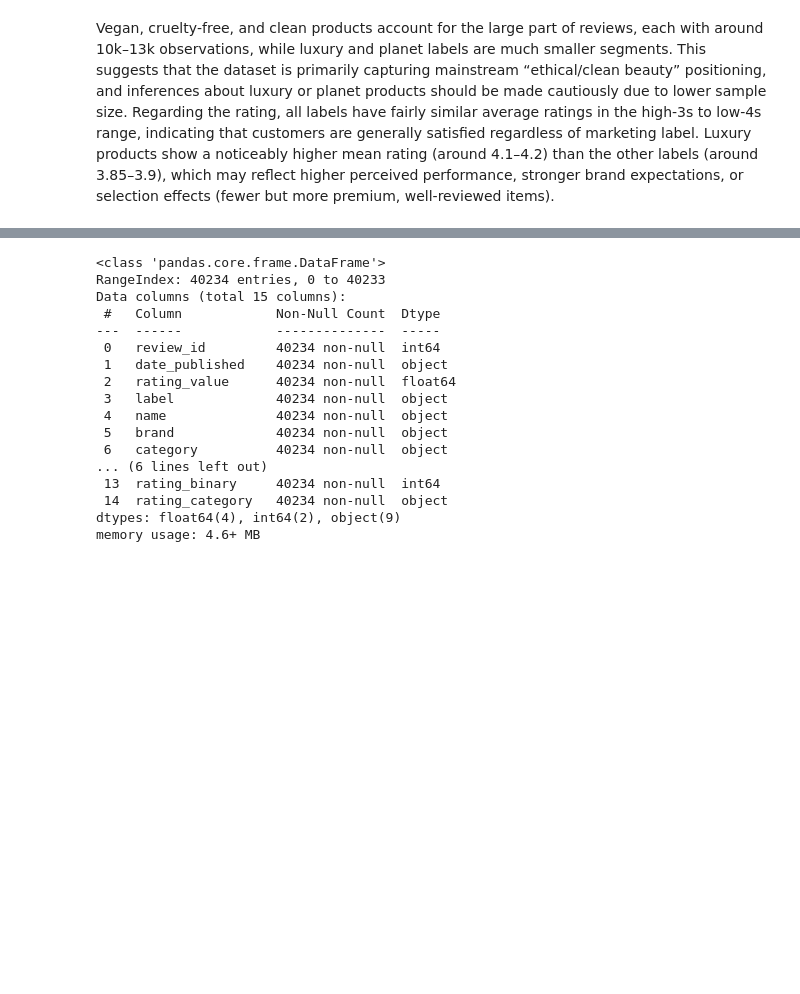
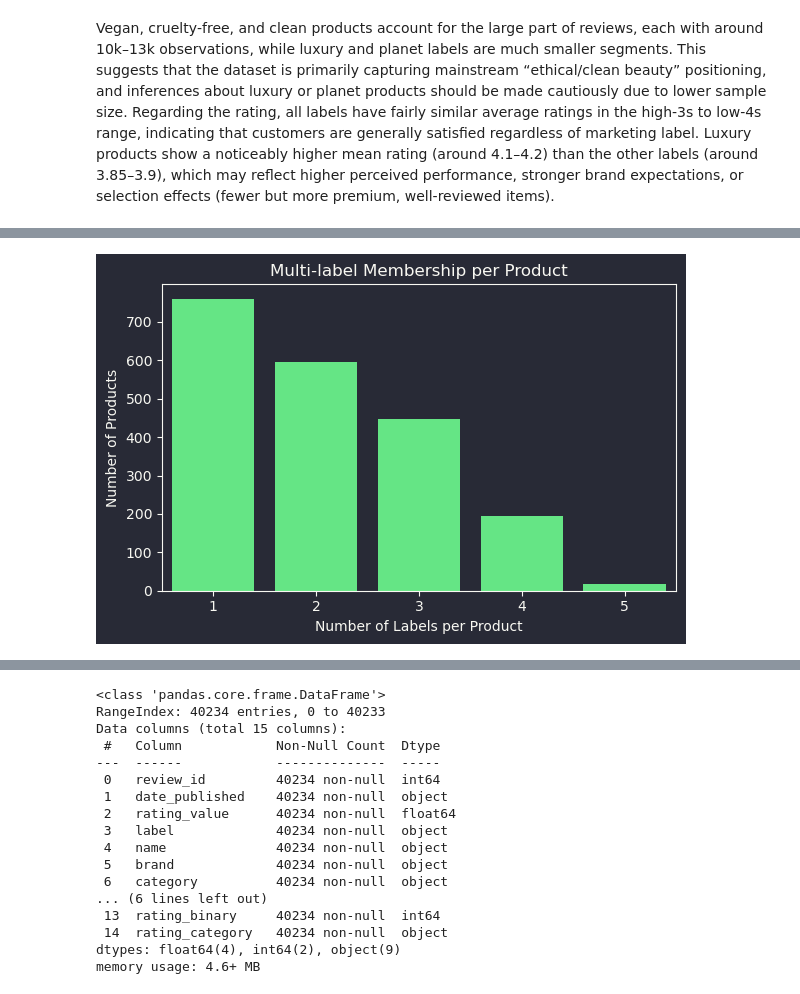
Before and after one commit to Weronikaa2001/Text-Mining-and-Social-Media-Mining-Sephora-Skincare-Reviews, a Jupyter notebook: Martyniuk_Madro_Sephora_Project.ipynb, the cells around one changed output, grey strips where cells are left out. Cells and saved outputs as stored; diff of their text form; code cells hidden in the pictures; blank space fills up the shorter version.

```diff
--- a/Martyniuk_Madro_Sephora_Project.ipynb
+++ b/Martyniuk_Madro_Sephora_Project.ipynb
@@ -669,0 +694,10 @@ Vegan, cruelty‑free, and clean products account for the large part of reviews,
+# %%
+plt.figure(figsize=(6, 4))
+sns.countplot(x='n_labels', data=product_stats, color='#50fa7b')
+plt.xlabel('Number of Labels per Product')
+plt.ylabel('Number of Products')
+plt.title('Multi-label Membership per Product')
+plt.tight_layout()
+plt.show()
+# %% [output]
+[figure, added]
```
Also changed, not shown: parts of 2 cells of this notebook.
